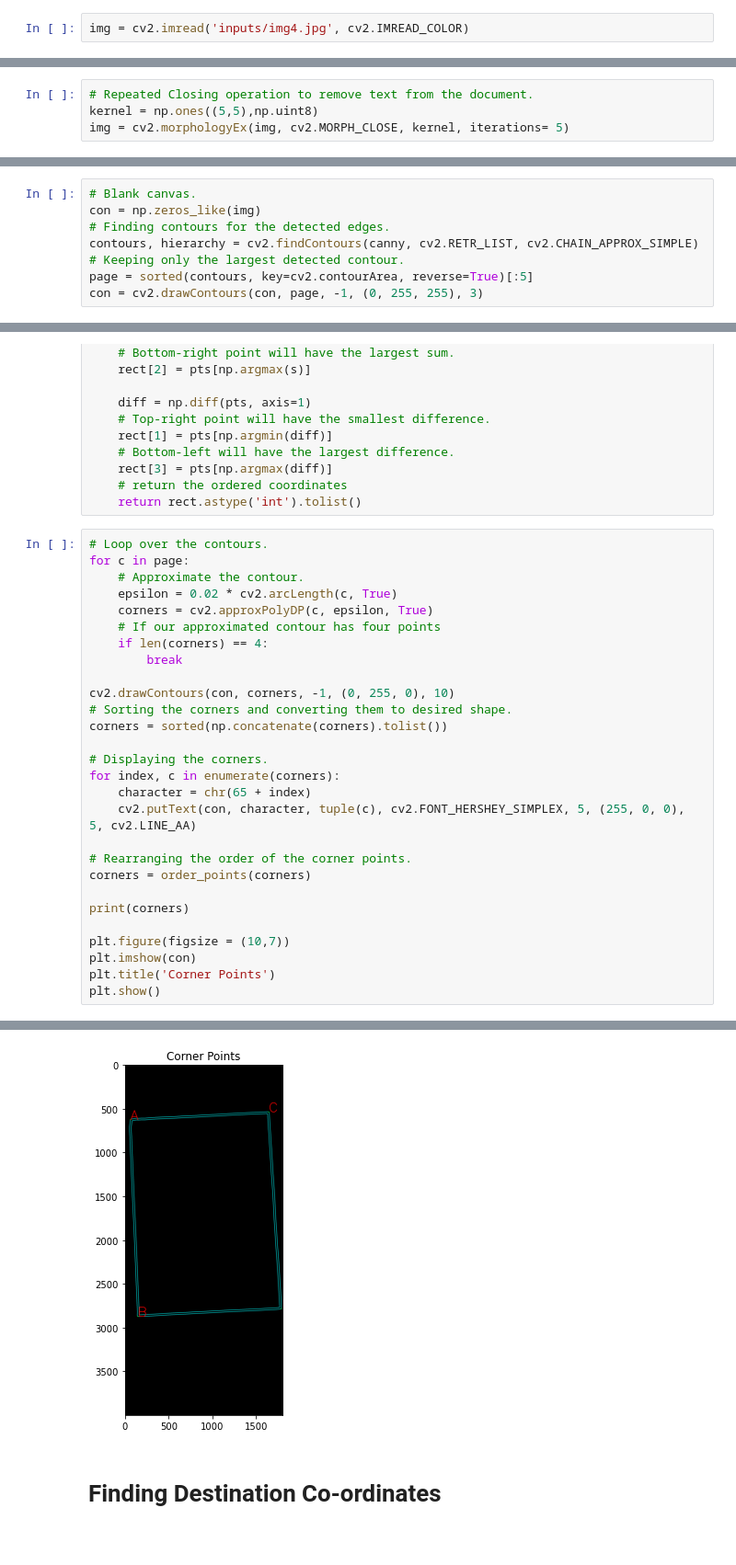
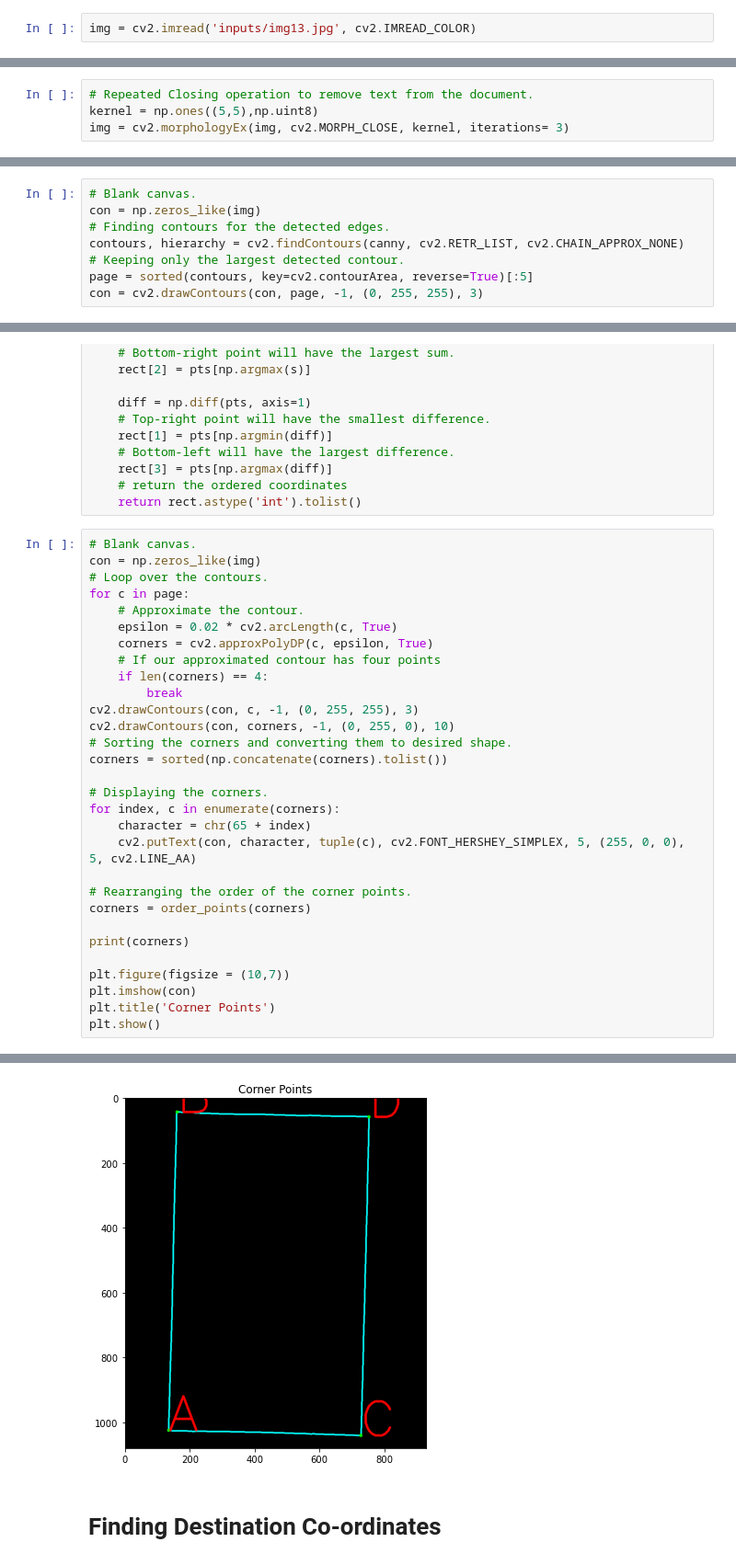
Before and after one commit to VarunBal/Document-Scanning, a Jupyter notebook: Document_alignment.ipynb, the cells around one changed output, grey strips where cells are left out. Shown at 92% size. Saved outputs shown, nothing was run; the diff lists cells and outputs as text.

```diff
--- a/Document_alignment.ipynb
+++ b/Document_alignment.ipynb
@@ -27,7 +27,7 @@ import numpy as np
 import matplotlib.pyplot as plt
 %matplotlib inline
 # %%
-img = cv2.imread('inputs/img4.jpg', cv2.IMREAD_COLOR)
+img = cv2.imread('inputs/img13.jpg', cv2.IMREAD_COLOR)
 # %% [markdown]
 <img src = 'inputs/scanned-form.jpg' width = 300>
 # %%
@@ -72,7 +72,7 @@ a closing operation
 # %%
 # Repeated Closing operation to remove text from the document.
 kernel = np.ones((5,5),np.uint8)
-img = cv2.morphologyEx(img, cv2.MORPH_CLOSE, kernel, iterations= 5)
+img = cv2.morphologyEx(img, cv2.MORPH_CLOSE, kernel, iterations= 3)
 # %%
 plt.figure(figsize = (10,7))
 plt.imshow(img[:,:,::-1])
@@ -165,7 +165,7 @@ The function has **4 required arguments** and 5 optional:
 # Blank canvas.
 con = np.zeros_like(img)
 # Finding contours for the detected edges.
-contours, hierarchy = cv2.findContours(canny, cv2.RETR_LIST, cv2.CHAIN_APPROX_SIMPLE)
+contours, hierarchy = cv2.findContours(canny, cv2.RETR_LIST, cv2.CHAIN_APPROX_NONE)
 # Keeping only the largest detected contour.
 page = sorted(contours, key=cv2.contourArea, reverse=True)[:5]
 con = cv2.drawContours(con, page, -1, (0, 255, 255), 3)
@@ -239,6 +239,8 @@ def order_points(pts):
 	# return the ordered coordinates
 	return rect.astype('int').tolist()
 # %%
+# Blank canvas.
+con = np.zeros_like(img)
 # Loop over the contours.
 for c in page:
 	# Approximate the contour.
@@ -247,7 +249,7 @@ for c in page:
 	# If our approximated contour has four points
 	if len(corners) == 4:
 		break
-
+cv2.drawContours(con, c, -1, (0, 255, 255), 3)
 cv2.drawContours(con, corners, -1, (0, 255, 0), 10)
 # Sorting the corners and converting them to desired shape.
 corners = sorted(np.concatenate(corners).tolist())
@@ -271,4 +273,4 @@ plt.show()
-[figure, old version]
+[figure, new version]
 # %% [markdown]
 # Finding Destination Co-ordinates
 # %%
```
Also changed, not shown: parts of 10 cells of this notebook, 26 other files.
